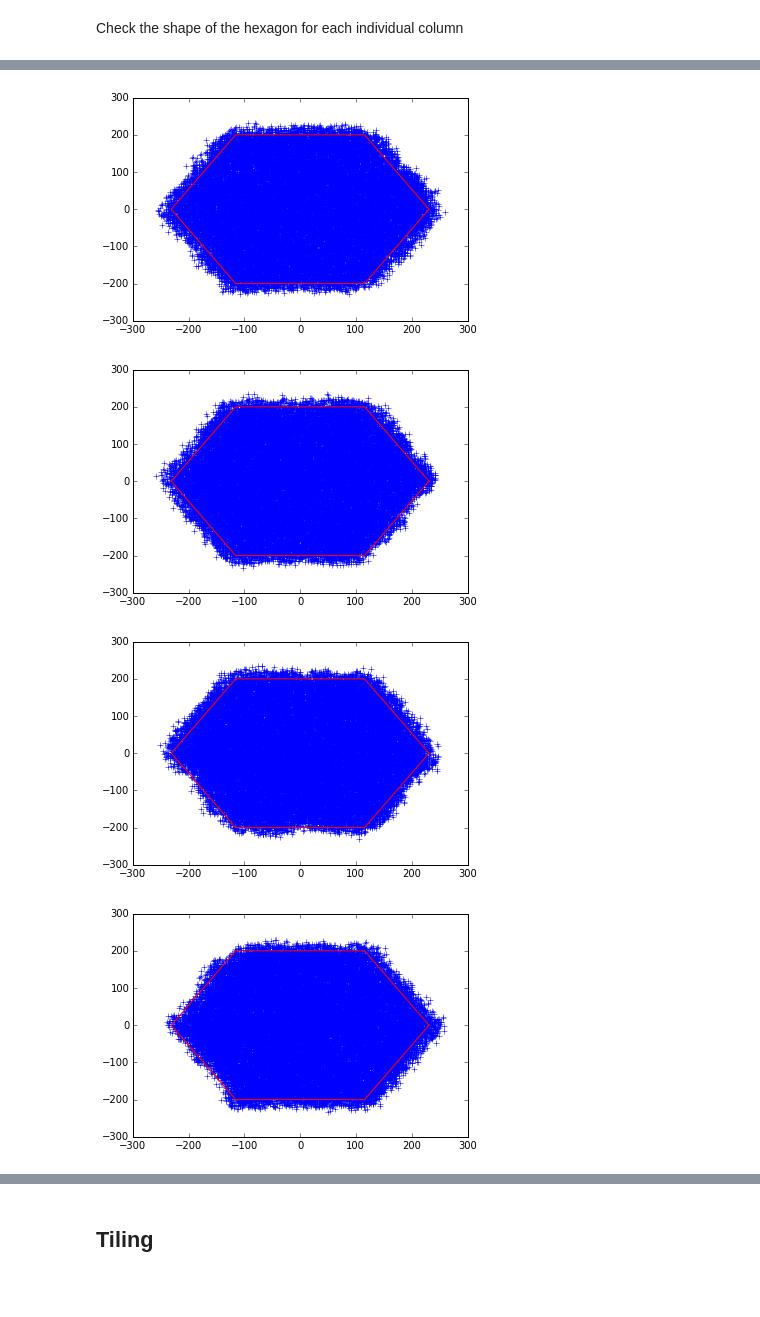
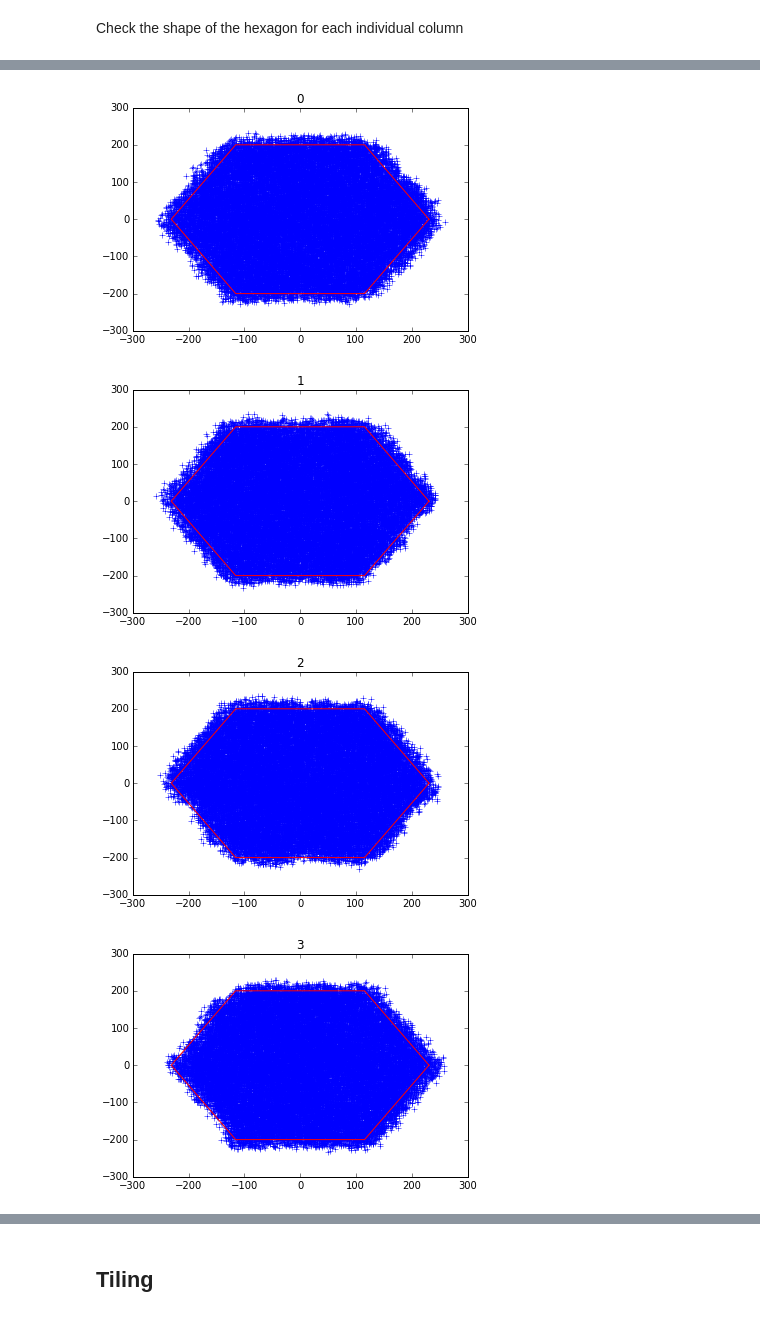
Before and after one commit to BlueBrain/voxcell, a Jupyter notebook: notebooks/MicrocircuitAnalysis.ipynb, the cells around one changed output, grey strips where cells are left out. Saved outputs shown, nothing was run; the diff lists cells and outputs as text; code cells hidden in the pictures; blank space fills up the shorter version.

```diff
--- a/notebooks/MicrocircuitAnalysis.ipynb
+++ b/notebooks/MicrocircuitAnalysis.ipynb
@@ -77,20 +77,21 @@ Column 4: X component is 42.505858 (9.203590%) microns bigger than hexagon diame
 Column 5: X component is 39.066053 (8.458785%) microns bigger than hexagon diameter
 Column 6: X component is 47.049078 (10.187311%) microns bigger than hexagon diameter
 # %%
-def plot_hexagon(column):
+def plot_hexagon(title, column):
     angles = np.arange(6 + 1) * ((2 * np.pi) / 6)
     points = hexagon_side * np.array([np.cos(angles), np.sin(angles)]).transpose()
 
     offset = lattice_vectors['a1'] * 1.5 + lattice_vectors['a2']
 
     plt.figure()
+    plt.title(title)
     plt.plot(column.positions[:, 0] - offset[0], column.positions[:, 2] - offset[1], 'b+')
     plt.plot(points[:, 0], points[:, 1], 'r-')
 
-for c in bbp_columns:
-    plot_hexagon(c)
+for i, c in enumerate(bbp_columns):
+    plot_hexagon(str(i), c)
 # %% [output]
-[figure, old version]
+[figure, new version]
-[figure, old version]
+[figure, new version]
-[figure, old version]
+[figure, new version]
-[figure, old version]
+[figure, new version]
```
Also changed, not shown: parts of 6 cells of this notebook, 1 other file.
